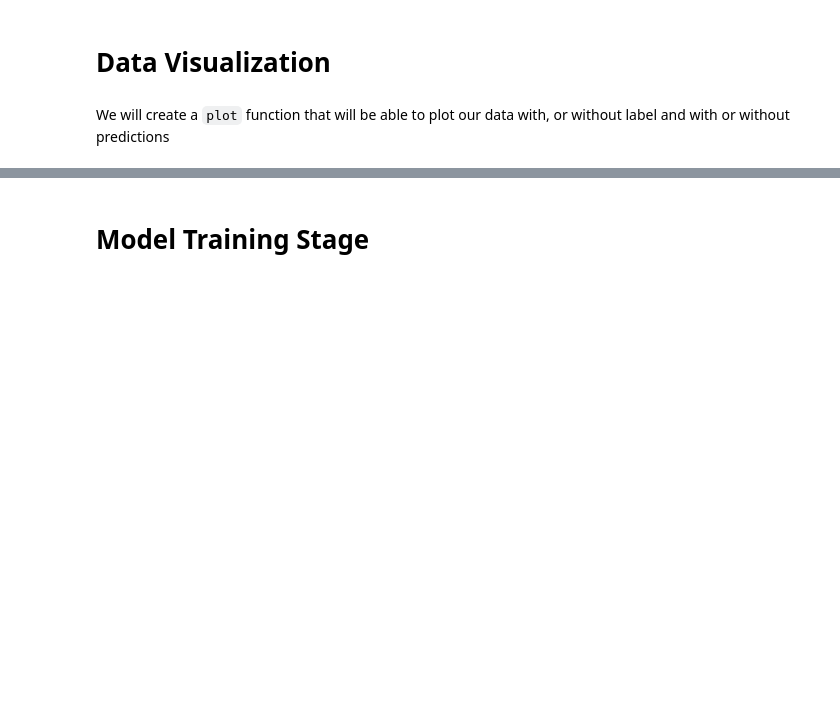
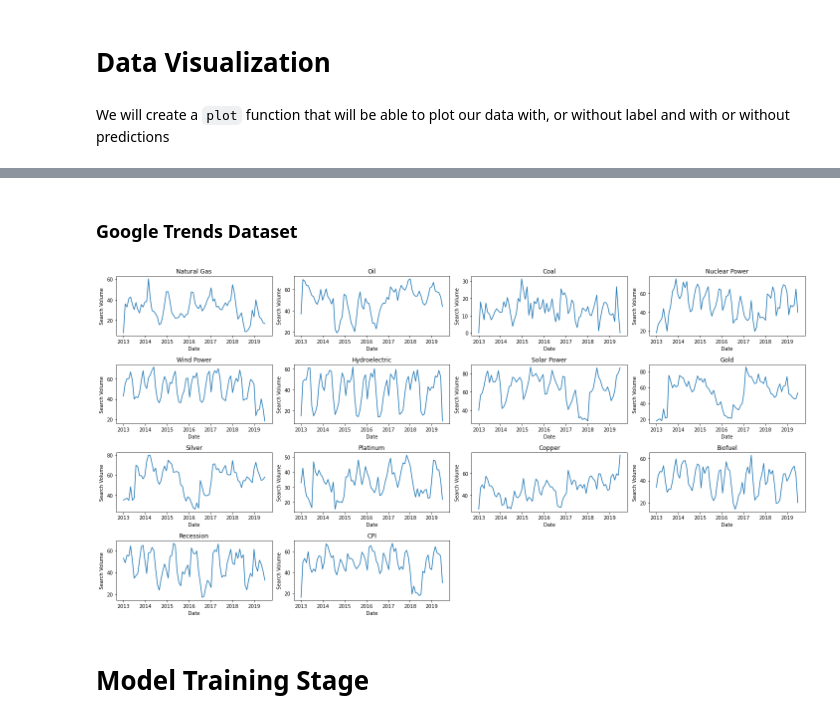
Before and after one commit to qstickmurph/cs4263-project, a Jupyter notebook: code/CS4263-Project.ipynb, the cells around one changed output, grey strips where cells are left out. Drawn from its saved outputs; the diff is of its cells as text; code cells hidden in the pictures; blank space fills up the shorter version.

```diff
--- a/code/CS4263-Project.ipynb
+++ b/code/CS4263-Project.ipynb
@@ -403,3 +408,9 @@ plot(nymex_df,units="(Dollars per Million Btu)", seperate=True, density=1)
+# %% [markdown]
+### Google Trends Dataset
+# %%
+plot(google_trends_df,units="Search Volume", seperate=True, density=30, file="images/google_trends_data.png")
+# %% [output]
+[figure, added]
 # %% [markdown]
 # Model Training Stage
 # %% [markdown]
```
Also changed, not shown: parts of 3 cells of this notebook, 2 other files.
